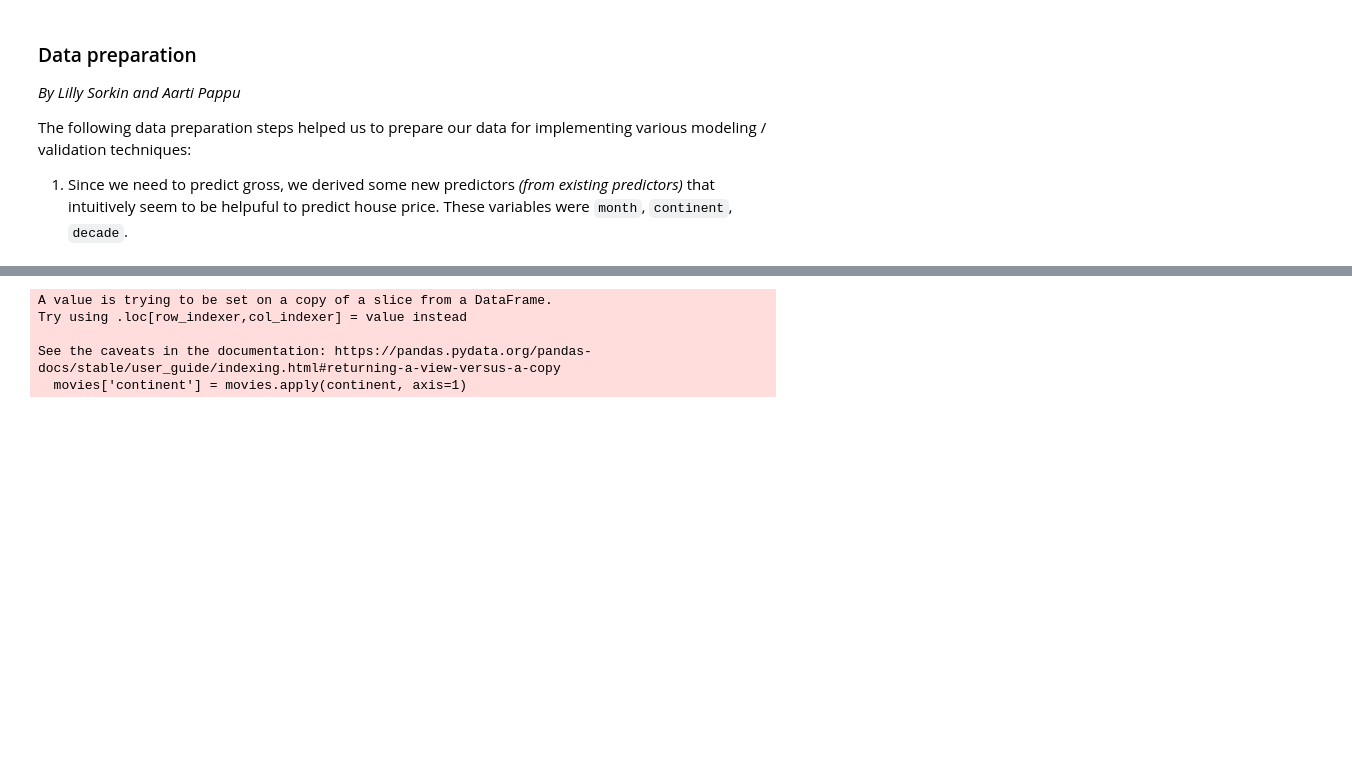
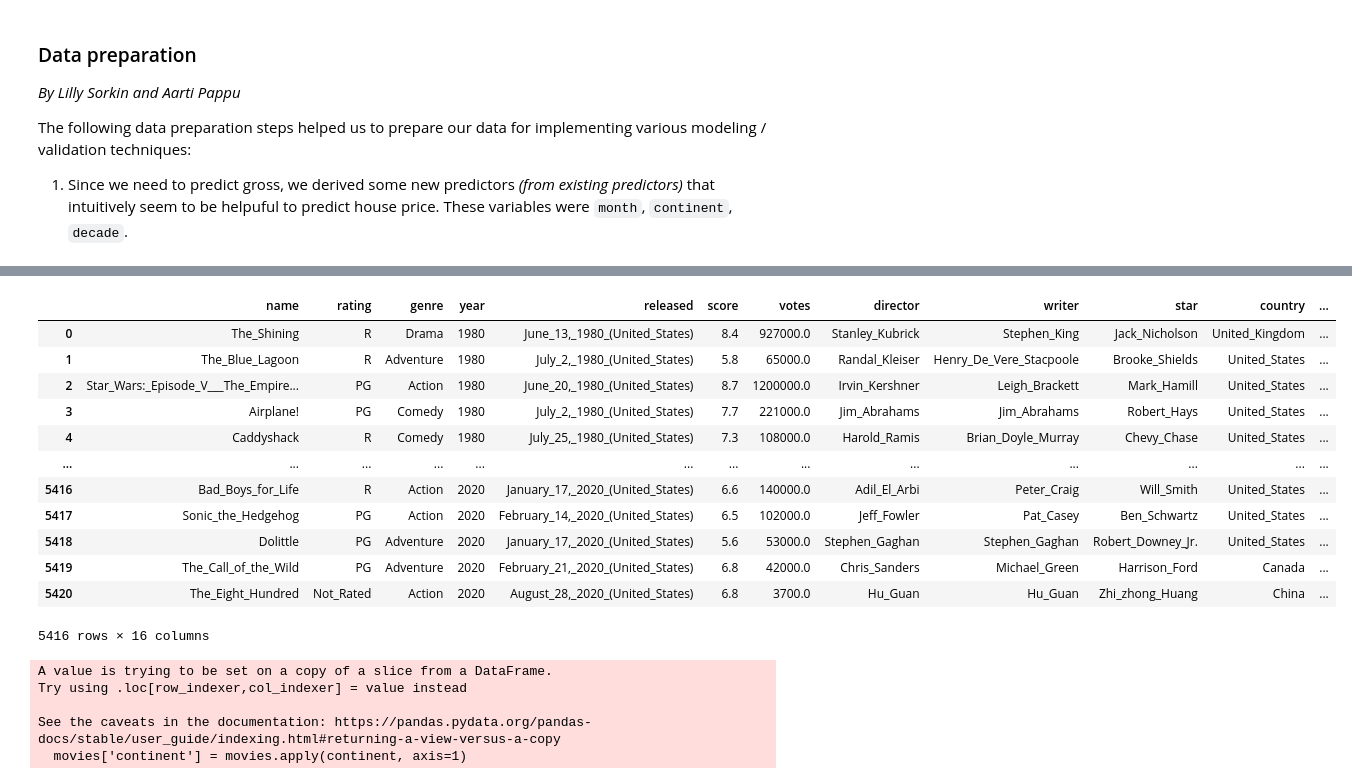
Before and after one commit to isabelgabrielaknight/final-project-303-2, a Jupyter notebook: MarkdownMasters_code.ipynb, the cells around one changed output, grey strips where cells are left out. Cells and saved outputs as stored; diff of their text form; code cells hidden in the pictures; blank space fills up the shorter version.

Commit message:
put month creation in code report

```diff
--- a/MarkdownMasters_code.ipynb
+++ b/MarkdownMasters_code.ipynb
@@ -220,15 +228,6 @@ movie_industry_clean.describe()
 The following data preparation steps helped us to prepare our data for implementing various modeling / validation techniques:
 
 1. Since we need to predict gross, we derived some new predictors *(from existing predictors)* that intuitively seem to be helpuful to predict house price. These variables were `month`, `continent`, `decade`.
-# %%
-def wrangling(df):
-    df = df.drop('Unnamed: 0', axis=1)
-    df = df.drop('index', axis=1)
-    df.replace(' ', '_', regex=True, inplace = True)
-    df.replace('-', '_', regex=True, inplace = True)
-    return df
-
-movies = wrangling(movie_industry)
 # %%
 # data wrangling
 def wrangling(df):
@@ -249,3 +239,0 @@ See the caveats in the documentation: https://pandas.pydata.org/pandas-docs/stab
-# %%
-#creating a month variable
-movies['month'] = movies.released.str.split().str.get(0)
@@ -257,0 +240,10 @@ See the caveats in the documentation: https://pandas.pydata.org/pandas-docs/stab
+# %%
+# creating a month varibale
+def month(s):
+    month = s.released.partition("_")[0]
+    if month in ['June', 'July', 'May', 'December', 'October', 'September','February', 'April', 'August', 'March', 'November', 'January']:
+        return month
+    else:
+        return 'NA'
+
+movies['month'] = movies.apply(month, axis=1)
@@ -258,3 +259,21 @@ See the caveats in the documentation: https://pandas.pydata.org/pandas-docs/stab
+# %%
+movies.drop(movies.loc[movies['month'] == 'NA'].index, inplace=True)
+# %%
+movies
+# %% [output]
+|  | name | rating | genre | year | released | score | votes | director | writer | star | country | ... |
+| 0 | The_Shining | R | Drama | 1980 | June_13,_1980_(United_States) | 8.4 | 927000.0 | Stanley_Kubrick | Stephen_King | Jack_Nicholson | United_Kingdom | ... |
+| 1 | The_Blue_Lagoon | R | Adventure | 1980 | July_2,_1980_(United_States) | 5.8 | 65000.0 | Randal_Kleiser | Henry_De_Vere_Stacpoole | Brooke_Shields | United_States | ... |
+| 2 | Star_Wars:_Episode_V___The_Empire... | PG | Action | 1980 | June_20,_1980_(United_States) | 8.7 | 1200000.0 | Irvin_Kershner | Leigh_Brackett | Mark_Hamill | United_States | ... |
+| 3 | Airplane! | PG | Comedy | 1980 | July_2,_1980_(United_States) | 7.7 | 221000.0 | Jim_Abrahams | Jim_Abrahams | Robert_Hays | United_States | ... |
+| 4 | Caddyshack | R | Comedy | 1980 | July_25,_1980_(United_States) | 7.3 | 108000.0 | Harold_Ramis | Brian_Doyle_Murray | Chevy_Chase | United_States | ... |
+| ... | ... | ... | ... | ... | ... | ... | ... | ... | ... | ... | ... | ... |
+| 5416 | Bad_Boys_for_Life | R | Action | 2020 | January_17,_2020_(United_States) | 6.6 | 140000.0 | Adil_El_Arbi | Peter_Craig | Will_Smith | United_States | ... |
+| 5417 | Sonic_the_Hedgehog | PG | Action | 2020 | February_14,_2020_(United_States) | 6.5 | 102000.0 | Jeff_Fowler | Pat_Casey | Ben_Schwartz | United_States | ... |
+| 5418 | Dolittle | PG | Adventure | 2020 | January_17,_2020_(United_States) | 5.6 | 53000.0 | Stephen_Gaghan | Stephen_Gaghan | Robert_Downey_Jr. | United_States | ... |
+| 5419 | The_Call_of_the_Wild | PG | Adventure | 2020 | February_21,_2020_(United_States) | 6.8 | 42000.0 | Chris_Sanders | Michael_Green | Harrison_Ford | Canada | ... |
+| 5420 | The_Eight_Hundred | Not_Rated | Action | 2020 | August_28,_2020_(United_States) | 6.8 | 3700.0 | Hu_Guan | Hu_Guan | Zhi_zhong_Huang | China | ... |
+5416 rows × 16 columns
 # %%
 # grouping countries into continents
 def continent(s):
```
Also changed, not shown: parts of 7 cells of this notebook.
